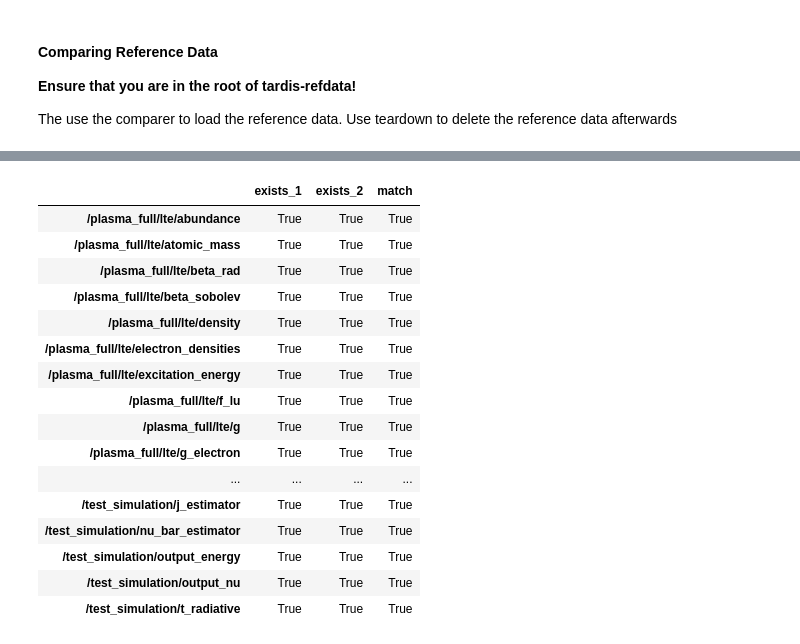
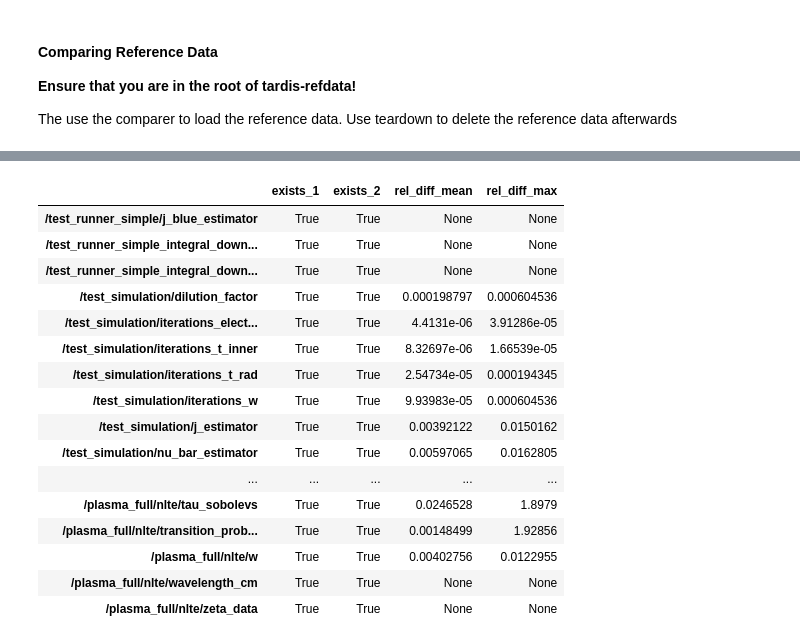
Before and after one commit to tardis-sn/tardis-refdata, a Jupyter notebook: notebooks/ref_data_compare.ipynb, the cells around one changed output, grey strips where cells are left out. Saved outputs shown, nothing was run; the diff lists cells and outputs as text; code cells hidden in the pictures.

```diff
--- a/notebooks/ref_data_compare.ipynb
+++ b/notebooks/ref_data_compare.ipynb
@@ -18,9 +24,19 @@ u'/Users/wkerzend/python/tardis-refdata'
-# %%
-def highlight_missing(val):
-    if val == True:
-        return 'background-color: green'
-    else:
-        return 'background-color: red'
+# %%
+def highlight_missing(val):
+    if val == True:
+        return 'background-color: #BCF5A9'
+    else:
+        return 'background-color: #F5A9A9'
+
+def highlight_relative_difference(val):
+    ret = 'background-color: #BCF5A9'
+    if val > 1e-2:
+        ret = 'background-color: #F2F5A9'
+    if val > 1e-1:
+        ret = 'background-color: #F5D0A9'
+    if val > 1:
+        ret = 'background-color: #F5A9A9'
+    return ret
 # %%
 class ReferenceComparer(object):
 
@@ -75,6 +91,10 @@ class ReferenceComparer(object):
 
     def compare_refdata(self, test_table):
         test_table['match'] = None
+        test_table['abs_diff_mean'] = None
+        test_table['abs_diff_max'] = None
+        test_table['rel_diff_mean'] = None
+        test_table['rel_diff_max'] = None
         for row_id, row in test_table.iterrows():
             if row[['exists_1', 'exists_2']].all():
                 ref1_df = pd.read_hdf(self.ref1_fname, row_id)
@@ -84,6 +104,12 @@ class ReferenceComparer(object):
                         pd.util.testing.assert_series_equal(ref1_df, ref2_df)
                     except AssertionError:
                         test_table.loc[row_id, 'match'] = False
+                        abs_diff = np.fabs(ref1_df - ref2_df)
+                        rel_diff = (abs_diff / np.fabs(ref1_df))[ref1_df != 0]
+                        test_table.loc[row_id, 'abs_diff_mean'] = abs_diff.mean()
+                        test_table.loc[row_id, 'abs_diff_max'] = abs_diff.max()
+                        test_table.loc[row_id, 'rel_diff_mean'] = rel_diff.mean()
+                        test_table.loc[row_id, 'rel_diff_max'] = rel_diff.max()
                     else:
                         test_table.loc[row_id, 'match'] = True
 
@@ -92,6 +118,12 @@ class ReferenceComparer(object):
                         pd.util.testing.assert_frame_equal(ref1_df, ref2_df)
                     except AssertionError:
                         test_table.loc[row_id, 'match'] = False
+                        abs_diff = np.fabs(ref1_df - ref2_df)
+                        rel_diff = (abs_diff / np.fabs(ref1_df))[ref1_df != 0]
+                        test_table.loc[row_id, 'abs_diff_mean'] = abs_diff.mean(skipna=True).mean()
+                        test_table.loc[row_id, 'abs_diff_max'] = abs_diff.max(skipna=True).max()
+                        test_table.loc[row_id, 'rel_diff_mean'] = rel_diff.mean(skipna=True).mean()
+                        test_table.loc[row_id, 'rel_diff_max'] = rel_diff.max(skipna=True).max()
                     else:
                         test_table.loc[row_id, 'match'] = True
 
@@ -110,23 +142,25 @@ Created temporary directory at /var/folders/cn/p885gl514_v90bwv3y7q5twr0000gp/T/
 tt = comparer.generate_test_table()
 # %%
 tt = comparer.compare_refdata(tt)
-# %%
-tt.style.applymap(highlight_missing)
-# %% [output]
-|  | exists_1 | exists_2 | match |
-| /plasma_full/lte/abundance | True | True | True |
-| /plasma_full/lte/atomic_mass | True | True | True |
-| /plasma_full/lte/beta_rad | True | True | True |
-| /plasma_full/lte/beta_sobolev | True | True | True |
-| /plasma_full/lte/density | True | True | True |
-| /plasma_full/lte/electron_densities | True | True | True |
-| /plasma_full/lte/excitation_energy | True | True | True |
-| /plasma_full/lte/f_lu | True | True | True |
-| /plasma_full/lte/g | True | True | True |
-| /plasma_full/lte/g_electron | True | True | True |
-| ... | ... | ... | ... |
-| /test_simulation/j_estimator | True | True | True |
-| /test_simulation/nu_bar_estimator | True | True | True |
-| /test_simulation/output_energy | True | True | True |
-| /test_simulation/output_nu | True | True | True |
-| /test_simulation/t_radiative | True | True | True |
+# %%
+tt[["exists_1", "exists_2", 'rel_diff_mean', 'rel_diff_max']].style.applymap(
+    highlight_missing, subset=['exists_1', 'exists_2', 'match']).applymap(
+    highlight_relative_difference, subset=['rel_diff_mean', 'rel_diff_max'])
+# %% [output]
+|  | exists_1 | exists_2 | rel_diff_mean | rel_diff_max |
+| /test_runner_simple/j_blue_estimator | True | True | None | None |
+| /test_runner_simple_integral_down... | True | True | None | None |
+| /test_runner_simple_integral_down... | True | True | None | None |
+| /test_simulation/dilution_factor | True | True | 0.000198797 | 0.000604536 |
+| /test_simulation/iterations_elect... | True | True | 4.4131e-06 | 3.91286e-05 |
+| /test_simulation/iterations_t_inner | True | True | 8.32697e-06 | 1.66539e-05 |
+| /test_simulation/iterations_t_rad | True | True | 2.54734e-05 | 0.000194345 |
+| /test_simulation/iterations_w | True | True | 9.93983e-05 | 0.000604536 |
+| /test_simulation/j_estimator | True | True | 0.00392122 | 0.0150162 |
+| /test_simulation/nu_bar_estimator | True | True | 0.00597065 | 0.0162805 |
+| ... | ... | ... | ... | ... |
+| /plasma_full/nlte/tau_sobolevs | True | True | 0.0246528 | 1.8979 |
+| /plasma_full/nlte/transition_prob... | True | True | 0.00148499 | 1.92856 |
+| /plasma_full/nlte/w | True | True | 0.00402756 | 0.0122955 |
+| /plasma_full/nlte/wavelength_cm | True | True | None | None |
+| /plasma_full/nlte/zeta_data | True | True | None | None |
```
Also changed, not shown: parts of 11 cells of this notebook.
